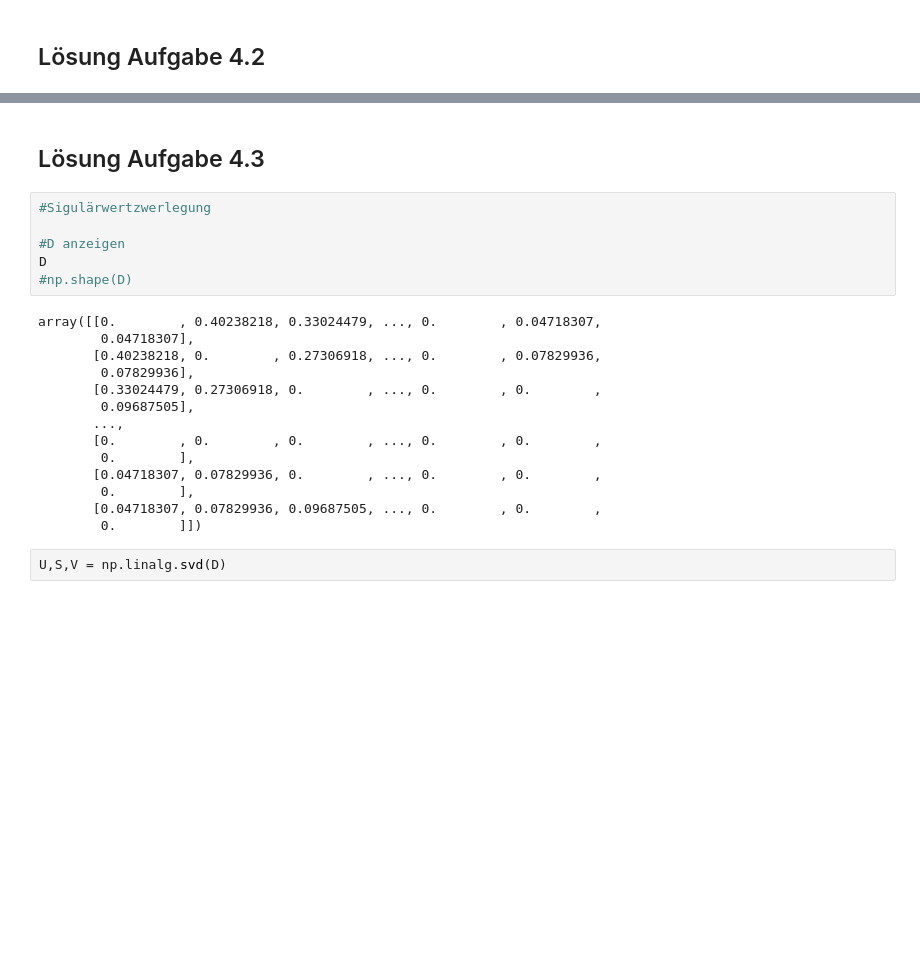
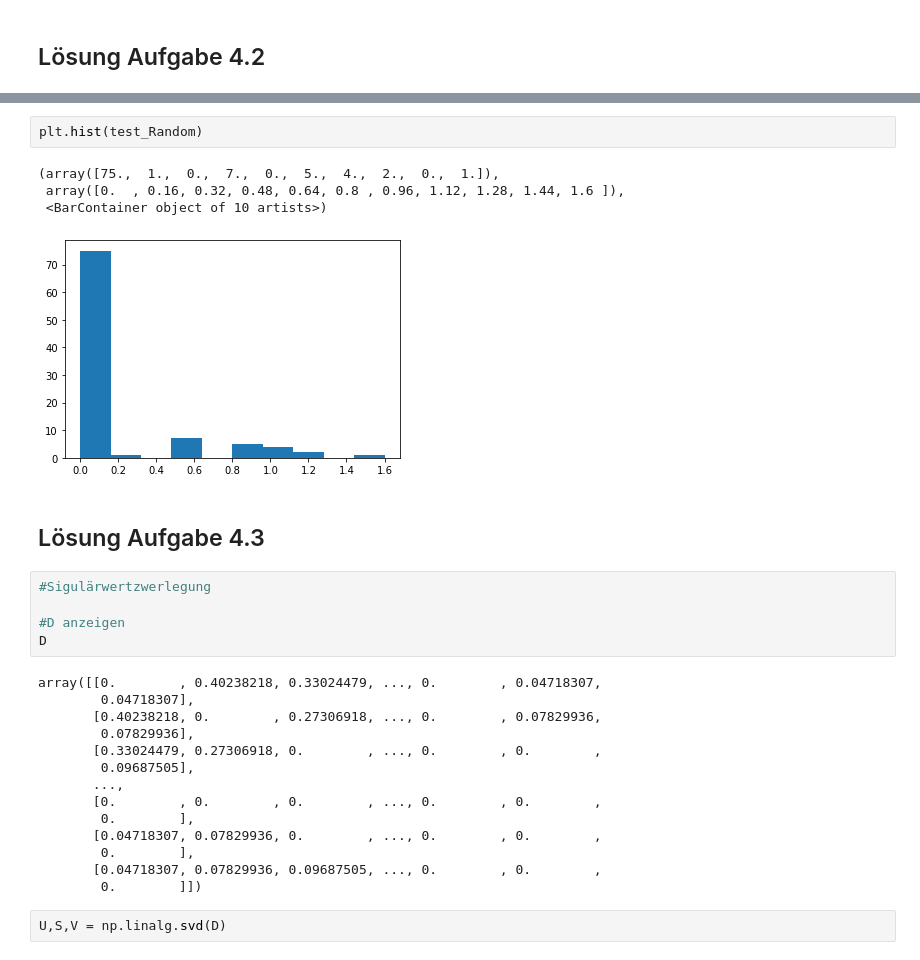
Before and after one commit to giessler10/DataScience21, a Jupyter notebook: Block_2/Assignments/Assignment_2_recommender.ipynb, the cells around one changed output, grey strips where cells are left out. Drawn from its saved outputs; the diff is of its cells as text; blank space fills up the shorter version.

```diff
--- a/Block_2/Assignments/Assignment_2_recommender.ipynb
+++ b/Block_2/Assignments/Assignment_2_recommender.ipynb
@@ -225,3 +300,10 @@ getNameByID(get_ZufallID_Movie(movies))
+# %%
+plt.hist(test_Random)
+# %% [output]
+(array([75.,  1.,  0.,  7.,  0.,  5.,  4.,  2.,  0.,  1.]),
+ array([0.  , 0.16, 0.32, 0.48, 0.64, 0.8 , 0.96, 1.12, 1.28, 1.44, 1.6 ]),
+ <BarContainer object of 10 artists>)
+[figure, added]
 # %% [markdown]
 ## Lösung Aufgabe 4.3
 # %%
@@ -229,7 +311,6 @@ getNameByID(get_ZufallID_Movie(movies))
 
 #D anzeigen
 D
-#np.shape(D)
 # %% [output]
 array([[0.        , 0.40238218, 0.33024479, ..., 0.        , 0.04718307,
         0.04718307],
```
Also changed, not shown: parts of 26 cells of this notebook.
